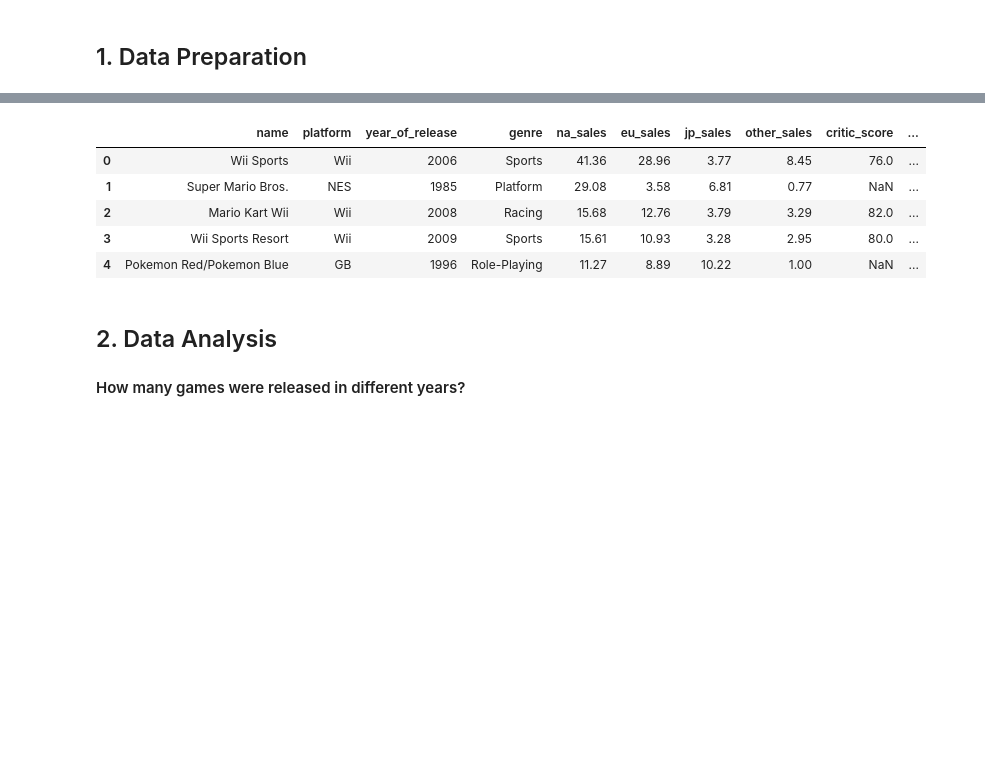
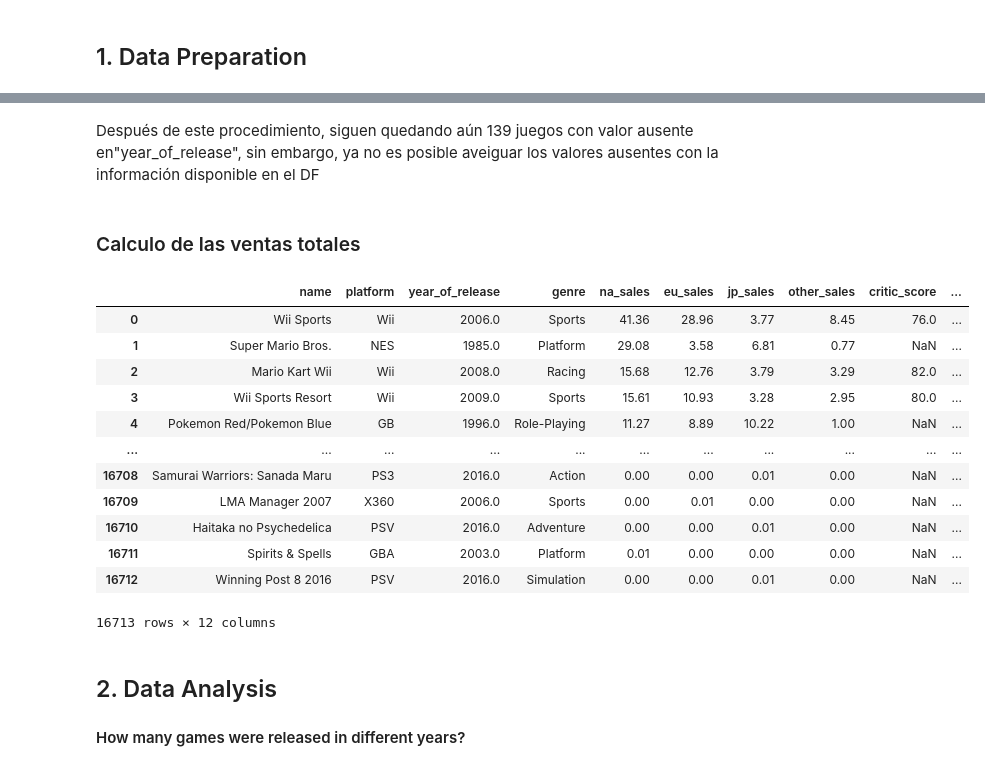
Before and after one commit to AlBerth-Dev/Ice_Videogames, a Jupyter notebook: notebooks/EDA.ipynb, the cells around one changed output, grey strips where cells are left out. Saved outputs shown, nothing was run; the diff lists cells and outputs as text; code cells hidden in the pictures; blank space fills up the shorter version.

Commit message:
corrections in data preparation section

```diff
--- a/notebooks/EDA.ipynb
+++ b/notebooks/EDA.ipynb
@@ -89,0 +63,38 @@ None
+# %%
+# COLUMNA 'name':
+print('_'*20, 'Eliminamos los datos con valores ausentes en la columna "name":')
+# Tenemos solo 2 valores ausentes:
+    #display(data[data['name'].isna()])
+# Eliminamos estas 2 filas del DF, dado que tiene mucha información NaN y no aporta mucho al DF:
+if len(data[data['name'].isna()]) != 0:
+    data = data.drop([659,14244], axis=0).reset_index(drop=True)
+else:
+    print("The column 'name' has no null values anymore")
+display(data.info())
+
+# COLUMNA 'year_of_release':
+print('_'*20, 'Llenamos los valores ausentes en la columna "year_of_release" con la info del nombe del juego:')
+# analizamos los datos ausentes para esta columna:
+    #df_prueba = data[data['year_of_release'].isna()]
+    #df_prueba = data[data['year_of_release'].isna()]
+    #display(df_prueba)
+# vemos que en algunos casos el año de lanzamiento está implicito en el nombre del juego. Para estos casos, verificamos si el nombre tiene el año de lanzamiento, si lo tiene, copiamos el año (transformado en float) a la columna 'year_of_release:
+# Definimos una función para extraer el año de 'name' usando expresiones regulares:
+def extract_year(dataframe):
+    match = re.search(r'\b(\d{4})\b', dataframe['name'])
+    return float(match.group(1)) if match else dataframe['year_of_release']
+
+years = data.apply(extract_year, axis=1) # Se extrae el año del nombre
+data['year_of_release'] = data['year_of_release'].fillna(years) # Llenamos los valores ausentes hallados
+print(data.info())
+
+print('_'*20, 'Llenamos los valores ausentes "year_of_release" para los juegos multiplataforma:')
+    #df_prueba = data[data['year_of_release'].isna()]
+    #display(df_prueba) # Vemos que aún hay valores ausentes, como por ejemplo: LEGO Batman: The Videogame
+# Corroboremos que no hay otras instancias del mismo juego que sí tengan año de lanzamiento. En caso de haber, debemos asignar ese año a los valores ausentes de 'year_of_release' de ese juego:
+    #display(data[data['name']=='LEGO Batman: The Videogame'])
+# Con lo anterior corroboramos que puede haber juegos repetidos para multiples plataformas, pero que en algunas de ellas no está definido el año de lanzamiento. Usaremos entonces, las plataformas que sí tienen año de lanzaminto definido para asignarle el año a aquellos juegos que no lo tengan.
+lista_juegos = data.groupby('name')['year_of_release'].median().round() #Usamos la mediana para obtener el valor común
+data['year_of_release'] = data.set_index('name')['year_of_release'].fillna(lista_juegos).reset_index(drop=True)
+#display(data)
+display(data.info())
@@ -90,14 +141,25 @@ None
+# %% [markdown]
+Después de este procedimiento, siguen quedando aún 139 juegos con valor ausente en"year_of_release", sin embargo, ya no es posible aveiguar los valores ausentes con la información disponible en el DF
+# %% [markdown]
+### Calculo de las ventas totales
 # %%
 # Cálculo de las ventas totales:
 data['total_sales'] = data['na_sales'] + data['eu_sales'] + data['jp_sales'] + data['other_sales']
-display(data.head())
+display(data)
 # %% [output]
 |  | name | platform | year_of_release | genre | na_sales | eu_sales | jp_sales | other_sales | critic_score | ... |
-| 0 | Wii Sports | Wii | 2006 | Sports | 41.36 | 28.96 | 3.77 | 8.45 | 76.0 | ... |
-| 1 | Super Mario Bros. | NES | 1985 | Platform | 29.08 | 3.58 | 6.81 | 0.77 | NaN | ... |
-| 2 | Mario Kart Wii | Wii | 2008 | Racing | 15.68 | 12.76 | 3.79 | 3.29 | 82.0 | ... |
-| 3 | Wii Sports Resort | Wii | 2009 | Sports | 15.61 | 10.93 | 3.28 | 2.95 | 80.0 | ... |
-| 4 | Pokemon Red/Pokemon Blue | GB | 1996 | Role-Playing | 11.27 | 8.89 | 10.22 | 1.00 | NaN | ... |
+| 0 | Wii Sports | Wii | 2006.0 | Sports | 41.36 | 28.96 | 3.77 | 8.45 | 76.0 | ... |
+| 1 | Super Mario Bros. | NES | 1985.0 | Platform | 29.08 | 3.58 | 6.81 | 0.77 | NaN | ... |
+| 2 | Mario Kart Wii | Wii | 2008.0 | Racing | 15.68 | 12.76 | 3.79 | 3.29 | 82.0 | ... |
+| 3 | Wii Sports Resort | Wii | 2009.0 | Sports | 15.61 | 10.93 | 3.28 | 2.95 | 80.0 | ... |
+| 4 | Pokemon Red/Pokemon Blue | GB | 1996.0 | Role-Playing | 11.27 | 8.89 | 10.22 | 1.00 | NaN | ... |
+| ... | ... | ... | ... | ... | ... | ... | ... | ... | ... | ... |
+| 16708 | Samurai Warriors: Sanada Maru | PS3 | 2016.0 | Action | 0.00 | 0.00 | 0.01 | 0.00 | NaN | ... |
+| 16709 | LMA Manager 2007 | X360 | 2006.0 | Sports | 0.00 | 0.01 | 0.00 | 0.00 | NaN | ... |
+| 16710 | Haitaka no Psychedelica | PSV | 2016.0 | Adventure | 0.00 | 0.00 | 0.01 | 0.00 | NaN | ... |
+| 16711 | Spirits & Spells | GBA | 2003.0 | Platform | 0.01 | 0.00 | 0.00 | 0.00 | NaN | ... |
+| 16712 | Winning Post 8 2016 | PSV | 2016.0 | Simulation | 0.00 | 0.00 | 0.01 | 0.00 | NaN | ... |
+16713 rows × 12 columns
 # %% [markdown]
 ## 2. Data Analysis
 #### How many games were released in different years?
```
Also changed, not shown: parts of 15 cells of this notebook.
